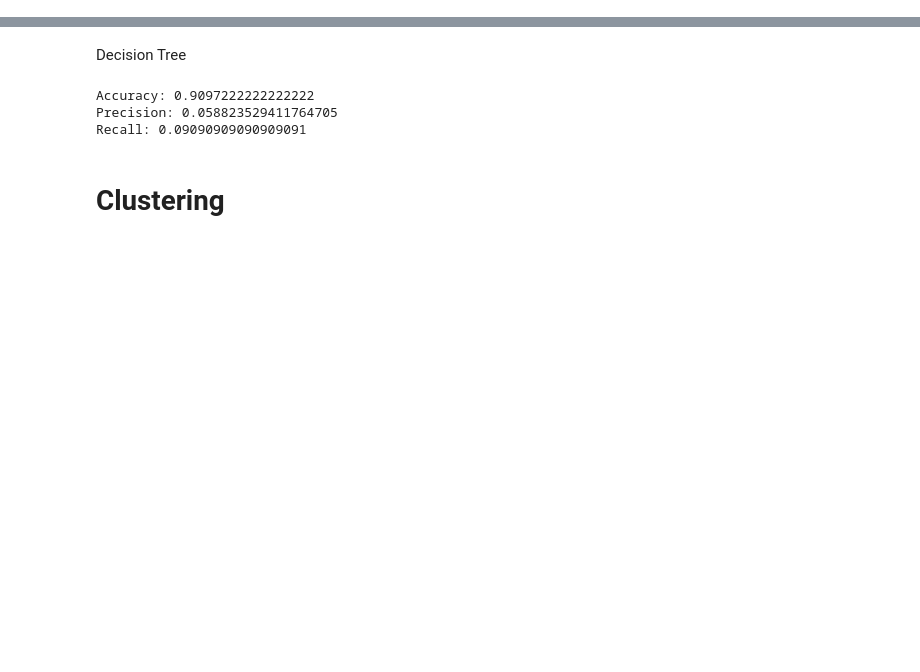
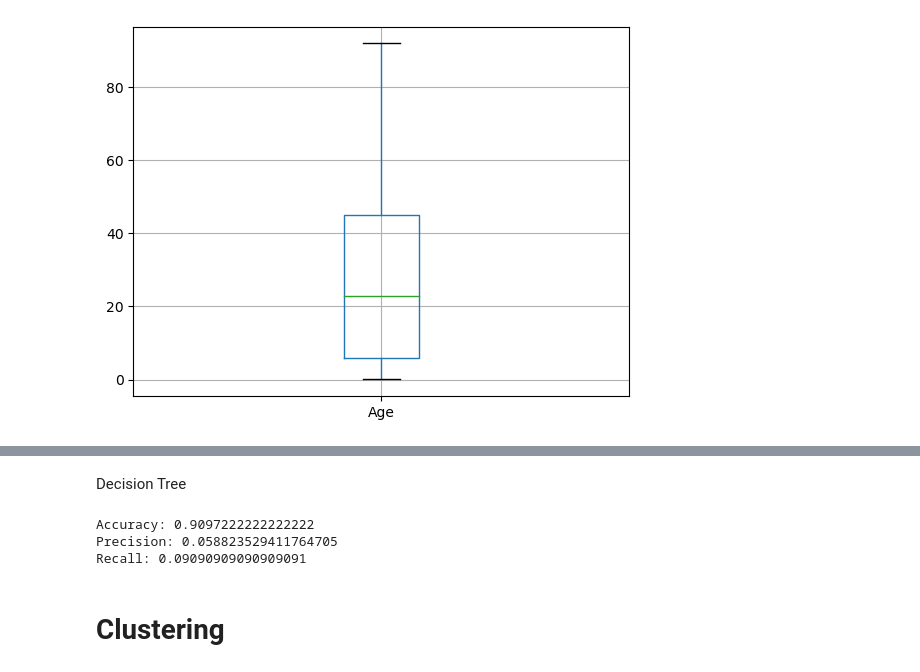
Before and after one commit to anikayamdagni/UTI-Predictor, a Jupyter notebook: Urinalysis.ipynb, the cells around one changed output, grey strips where cells are left out. Saved outputs shown, nothing was run; the diff lists cells and outputs as text; code cells hidden in the pictures; blank space fills up the shorter version.

```diff
--- a/Urinalysis.ipynb
+++ b/Urinalysis.ipynb
@@ -4,17 +4,82 @@ Data Cleaning
 # %%
 import pandas as pd
+import matplotlib.pyplot as plt
 
-data = pd.read_csv('urinalysis_tests.csv')
+%matplotlib inline
 
-#I didn't know what to do with these columns but we should implement these at some point
-data = data.drop(columns=['WBC', 'RBC'], axis=1)
+data = pd.read_csv('Dataset.csv')
+print('Shape of orignal dataset:', data.shape)
 
-data['Diagnosis'] = data['Diagnosis'].map({'POSITIVE': 1, 'NEGATIVE': 0})
-data['Gender'] = data['Gender'].map({'MALE': 1, 'FEMALE': 0})
+# Must drop column of record indices
+data = data.drop(data.columns[0], axis=1)
 
-#One-Hot Encoding
-#Idk if one-hot encoding everything is maybe bad cause of dimensionality
-data = pd.get_dummies(data, columns=['Color', 'Transparency', 'Glucose', 'Protein', 'Epithelial Cells', 'Mucous Threads', 'Amorphous Urates', 'Bacteria'])
+# Count the number of missing/NaN values in each row and sum them
+nan_count = data.isnull().sum().sum()
+print('Number of NaN values:', nan_count)
 
+# Since there are only 4 out of 1436 records with NaN values, we can simply remove them
+data = data.dropna()
+print('Shape after removing missing/NaN values and index column:', data.shape)
+
+# Explore data by looking at the distribution of all features
 features = data.drop('Diagnosis', axis=1)
+
+features.boxplot('Age')
+plt.show()
+
+features['Gender'].value_counts().plot(kind='bar')
+plt.show()
+
+features['Color'].value_counts().plot(kind='bar')
+plt.show()
+print(features['Color'].value_counts()) #might delete
+
+features['Transparency'].value_counts().plot(kind='bar')
+plt.show()
+print(features['Transparency'].value_counts()) #might delete
+
+features['Glucose'].value_counts().plot(kind='bar')
+plt.show()
+
+features['Protein'].value_counts().plot(kind='bar')
+plt.show()
+
+features.hist('pH')
+plt.show()
+print(features['pH'].value_counts())
+
+features.boxplot('Specific Gravity')
+plt.show()
+
+features['WBC'].value_counts().plot(kind='bar')
+plt.show()
+
+features['RBC'].value_counts().plot(kind='bar')
+plt.show()
+
+features['Epithelial Cells'].value_counts().plot(kind='bar')
+plt.show()
+
+features['Mucous Threads'].value_counts().plot(kind='bar')
+plt.show()
+
+features['Amorphous Urates'].value_counts().plot(kind='bar')
+plt.show()
+
+features['Bacteria'].value_counts().plot(kind='bar')
+plt.show()
+
+# Anomaly Detection: After looking at of the distributions of each feature, we see that there
+# are 2 outliers that have a pH value of 0 while the other records have pH between 5.0 and 8.0.
+print("Shape before removing anomalies:", data.shape)
+data = data[data.pH != 0]
+print("Shape after removing anomalies:", data.shape)
+features = data.drop('Diagnosis', axis=1)
+
+# Explore data by looking at distribution of labels
 diagnosis = data['Diagnosis']
+diagnosis.value_counts().plot(kind='bar')
+plt.show()
+
+(data.head())
+# %% [output]
@@ -20,0 +89 @@ diagnosis = data['Diagnosis']
+[figure, added]
```
Also changed, not shown: parts of 6 cells of this notebook.
